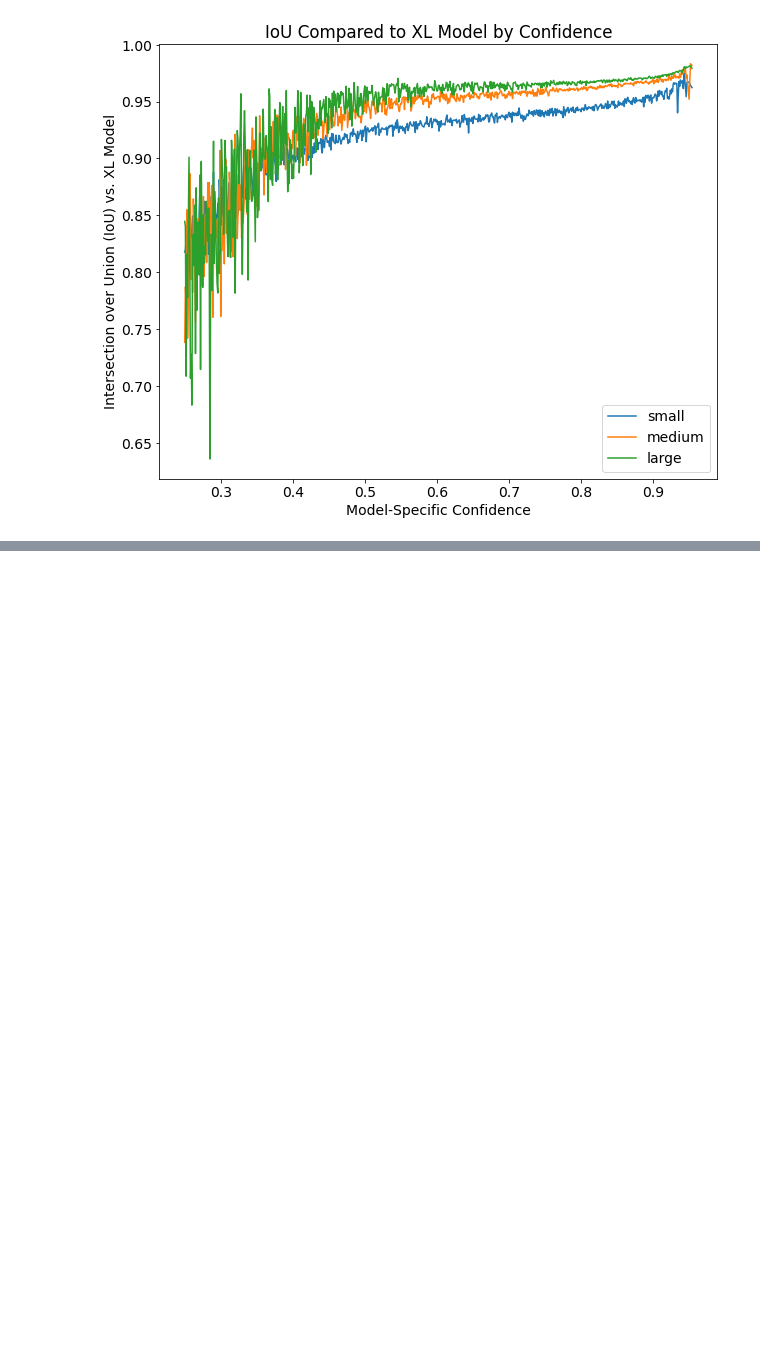
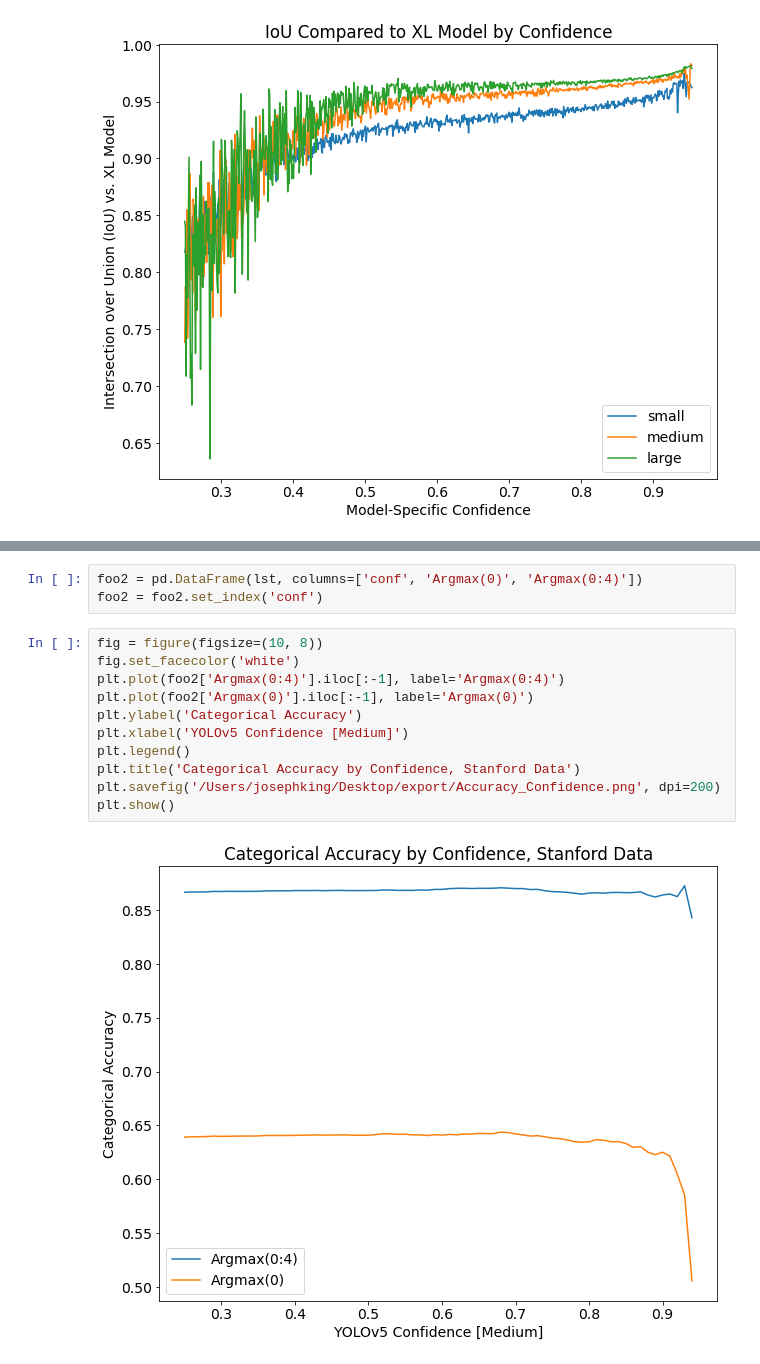
Before and after one commit to kingjosephm/vehicle_make_model_classifier, a Jupyter notebook: create_training_images/compare_yolo_models.ipynb, the cells around one changed output, grey strips where cells are left out. Saved outputs shown, nothing was run; the diff lists cells and outputs as text; blank space fills up the shorter version.

```diff
--- a/create_training_images/compare_yolo_models.ipynb
+++ b/create_training_images/compare_yolo_models.ipynb
@@ -263,0 +432,16 @@ plt.show()
+# %%
+foo2 = pd.DataFrame(lst, columns=['conf', 'Argmax(0)', 'Argmax(0:4)'])
+foo2 = foo2.set_index('conf')
+# %%
+fig = figure(figsize=(10, 8))
+fig.set_facecolor('white')
+plt.plot(foo2['Argmax(0:4)'].iloc[:-1], label='Argmax(0:4)')
+plt.plot(foo2['Argmax(0)'].iloc[:-1], label='Argmax(0)')
+plt.ylabel('Categorical Accuracy')
+plt.xlabel('YOLOv5 Confidence [Medium]')
+plt.legend()
+plt.title('Categorical Accuracy by Confidence, Stanford Data')
+plt.savefig('/Users/josephking/Desktop/export/Accuracy_Confidence.png', dpi=200)
+plt.show()
+# %% [output]
+[figure, added]
```
Also changed, not shown: parts of 18 cells of this notebook.
